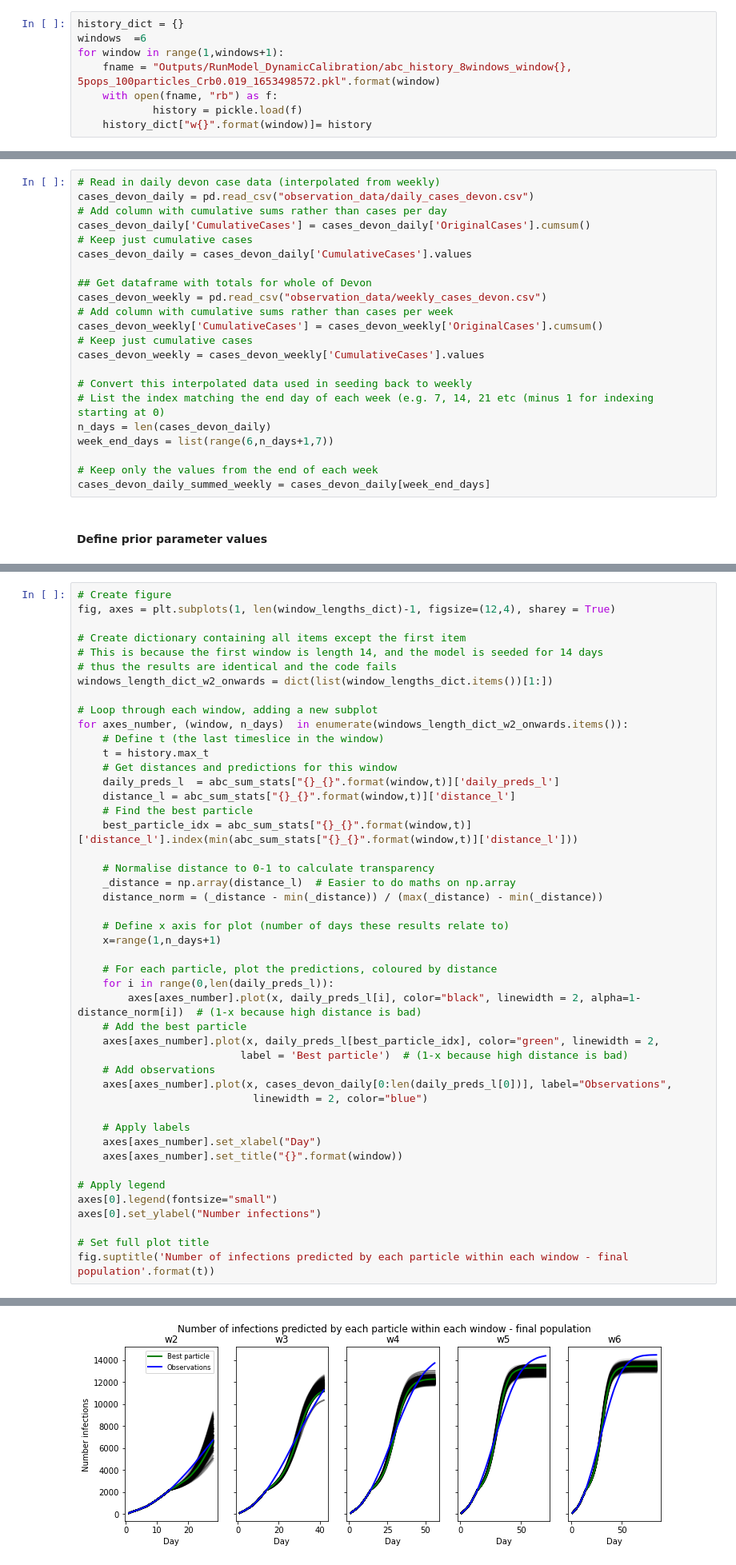
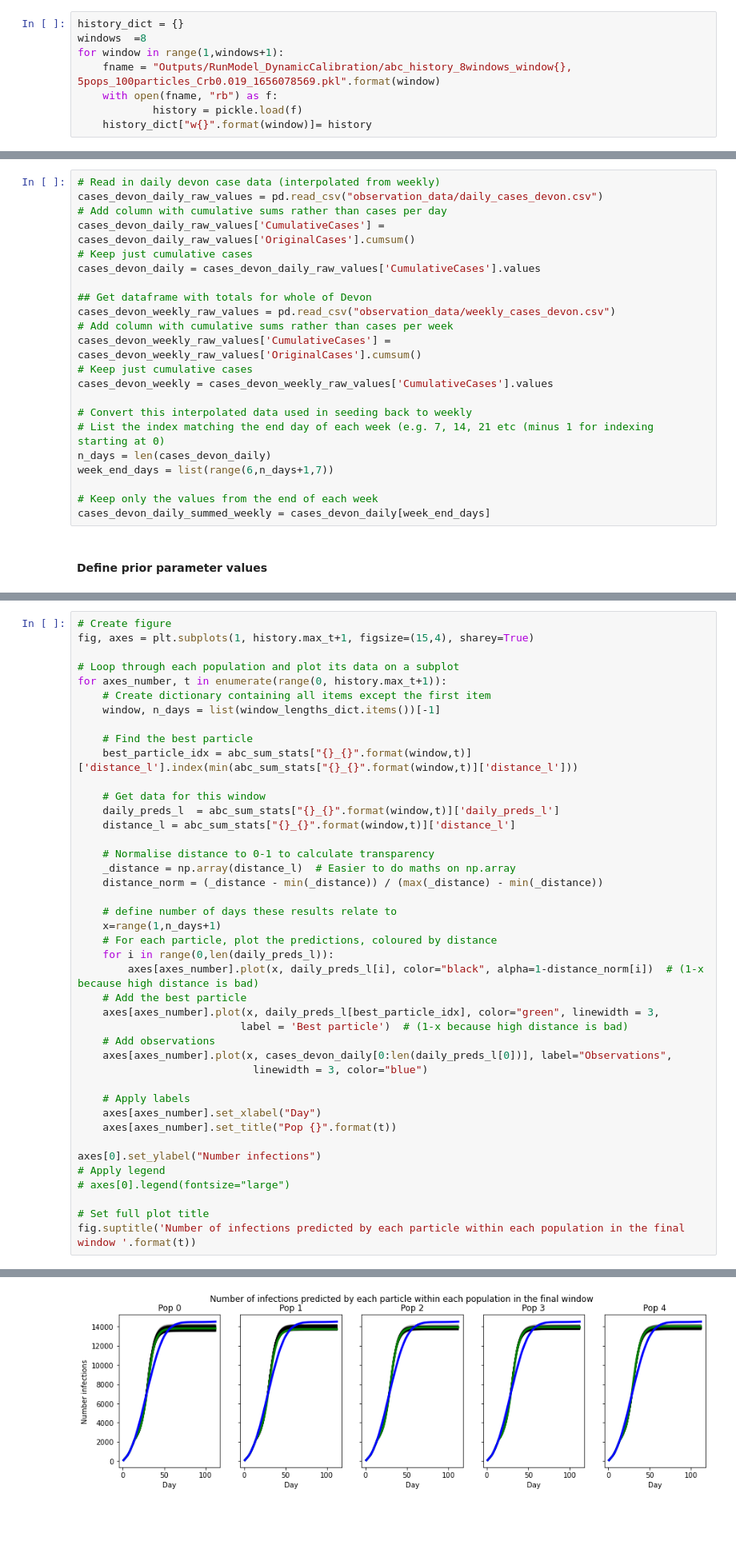
Before and after one commit to Urban-Analytics/RAMP-UA, a Jupyter notebook: experiments/calibration/AnalyseResults-DynamicCalibration_5pops,100particles.ipynb, the cells around one changed output, grey strips where cells are left out. Shown at 80% size. Saved outputs shown, nothing was run; the diff lists cells and outputs as text; blank space fills up the shorter version.

```diff
--- a/experiments/calibration/AnalyseResults-DynamicCalibration_5pops,100particles.ipynb
+++ b/experiments/calibration/AnalyseResults-DynamicCalibration_5pops,100particles.ipynb
@@ -40,9 +41,9 @@ from pyabc.transition.multivariatenormal import MultivariateNormalTransition  #
 #### Read in history.pkl objects
 # %%
 history_dict = {}
-windows  =6
+windows  =8
 for window in range(1,windows+1):
-    fname = "Outputs/RunModel_DynamicCalibration/abc_history_8windows_window{}, 5pops_100particles_Crb0.019_1653498572.pkl".format(window)
+    fname = "Outputs/RunModel_DynamicCalibration/abc_history_8windows_window{}, 5pops_100particles_Crb0.019_1656078569.pkl".format(window)
     with open(fname, "rb") as f:
             history = pickle.load(f)
     history_dict["w{}".format(window)]= history
@@ -50,18 +51,18 @@ for window in range(1,windows+1):
 #### Read in observations data
 # %%
 # Read in daily devon case data (interpolated from weekly)
-cases_devon_daily = pd.read_csv("observation_data/daily_cases_devon.csv")
+cases_devon_daily_raw_values = pd.read_csv("observation_data/daily_cases_devon.csv")
 # Add column with cumulative sums rather than cases per day
-cases_devon_daily['CumulativeCases'] = cases_devon_daily['OriginalCases'].cumsum()
+cases_devon_daily_raw_values['CumulativeCases'] = cases_devon_daily_raw_values['OriginalCases'].cumsum()
 # Keep just cumulative cases
-cases_devon_daily = cases_devon_daily['CumulativeCases'].values
+cases_devon_daily = cases_devon_daily_raw_values['CumulativeCases'].values
 
 ## Get dataframe with totals for whole of Devon
-cases_devon_weekly = pd.read_csv("observation_data/weekly_cases_devon.csv")
+cases_devon_weekly_raw_values = pd.read_csv("observation_data/weekly_cases_devon.csv")
 # Add column with cumulative sums rather than cases per week
-cases_devon_weekly['CumulativeCases'] = cases_devon_weekly['OriginalCases'].cumsum()
+cases_devon_weekly_raw_values['CumulativeCases'] = cases_devon_weekly_raw_values['OriginalCases'].cumsum()
 # Keep just cumulative cases
-cases_devon_weekly = cases_devon_weekly['CumulativeCases'].values
+cases_devon_weekly = cases_devon_weekly_raw_values['CumulativeCases'].values
 
 # Convert this interpolated data used in seeding back to weekly
 # List the index matching the end day of each week (e.g. 7, 14, 21 etc (minus 1 for indexing starting at 0)
@@ -270,48 +271,44 @@ The green line is the best particle (the lowest distance between predictions and
 The blue line is the observations
 # %%
 # Create figure
-fig, axes = plt.subplots(1, len(window_lengths_dict)-1, figsize=(12,4), sharey = True)
+fig, axes = plt.subplots(1, history.max_t+1, figsize=(15,4), sharey=True)
 
-# Create dictionary containing all items except the first item
-# This is because the first window is length 14, and the model is seeded for 14 days
-# thus the results are identical and the code fails
-windows_length_dict_w2_onwards = dict(list(window_lengths_dict.items())[1:])
+# Loop through each population and plot its data on a subplot
+for axes_number, t in enumerate(range(0, history.max_t+1)):
+    # Create dictionary containing all items except the first item
+    window, n_days = list(window_lengths_dict.items())[-1]
 
-# Loop through each window, adding a new subplot
-for axes_number, (window, n_days)  in enumerate(windows_length_dict_w2_onwards.items()):
-    # Define t (the last timeslice in the window)
-    t = history.max_t
-    # Get distances and predictions for this window
+    # Find the best particle
+    best_particle_idx = abc_sum_stats["{}_{}".format(window,t)]['distance_l'].index(min(abc_sum_stats["{}_{}".format(window,t)]['distance_l']))
+
+    # Get data for this window
     daily_preds_l  = abc_sum_stats["{}_{}".format(window,t)]['daily_preds_l']
     distance_l = abc_sum_stats["{}_{}".format(window,t)]['distance_l']
-    # Find the best particle
-    best_particle_idx = abc_sum_stats["{}_{}".format(window,t)]['distance_l'].index(min(abc_sum_stats["{}_{}".format(window,t)]['distance_l']))
 
     # Normalise distance to 0-1 to calculate transparency
     _distance = np.array(distance_l)  # Easier to do maths on np.array
     distance_norm = (_distance - min(_distance)) / (max(_distance) - min(_distance))
 
-    # Define x axis for plot (number of days these results relate to)
+    # define number of days these results relate to
     x=range(1,n_days+1)
-
     # For each particle, plot the predictions, coloured by distance
     for i in range(0,len(daily_preds_l)):
-        axes[axes_number].plot(x, daily_preds_l[i], color="black", linewidth = 2, alpha=1-distance_norm[i])  # (1-x because high distance is bad)
+        axes[axes_number].plot(x, daily_preds_l[i], color="black", alpha=1-distance_norm[i])  # (1-x because high distance is bad)
     # Add the best particle
-    axes[axes_number].plot(x, daily_preds_l[best_particle_idx], color="green", linewidth = 2,
+    axes[axes_number].plot(x, daily_preds_l[best_particle_idx], color="green", linewidth = 3,
                           label = 'Best particle')  # (1-x because high distance is bad)
     # Add observations
     axes[axes_number].plot(x, cases_devon_daily[0:len(daily_preds_l[0])], label="Observations",
-                            linewidth = 2, color="blue")
+                            linewidth = 3, color="blue")
 
     # Apply labels
     axes[axes_number].set_xlabel("Day")
-    axes[axes_number].set_title("{}".format(window))
+    axes[axes_number].set_title("Pop {}".format(t))
 
+axes[0].set_ylabel("Number infections")
 # Apply legend
-axes[0].legend(fontsize="small")
-axes[0].set_ylabel("Number infections")
+# axes[0].legend(fontsize="large")
 
 # Set full plot title
-fig.suptitle('Number of infections predicted by each particle within each window - final population'.format(t))
+fig.suptitle('Number of infections predicted by each particle within each population in the final window '.format(t))
 # %% [output]
@@ -319,4 +316,4 @@ Text(0.5, 0.98, 'Number of infections predicted by each particle within each win
-[figure, old version]
+[figure, new version]
 # %% [markdown]
 ## 3. Model predictions for the future using parameter values from dynamic calibration
 
```
Also changed, not shown: parts of 21 cells of this notebook, 2 other files.
